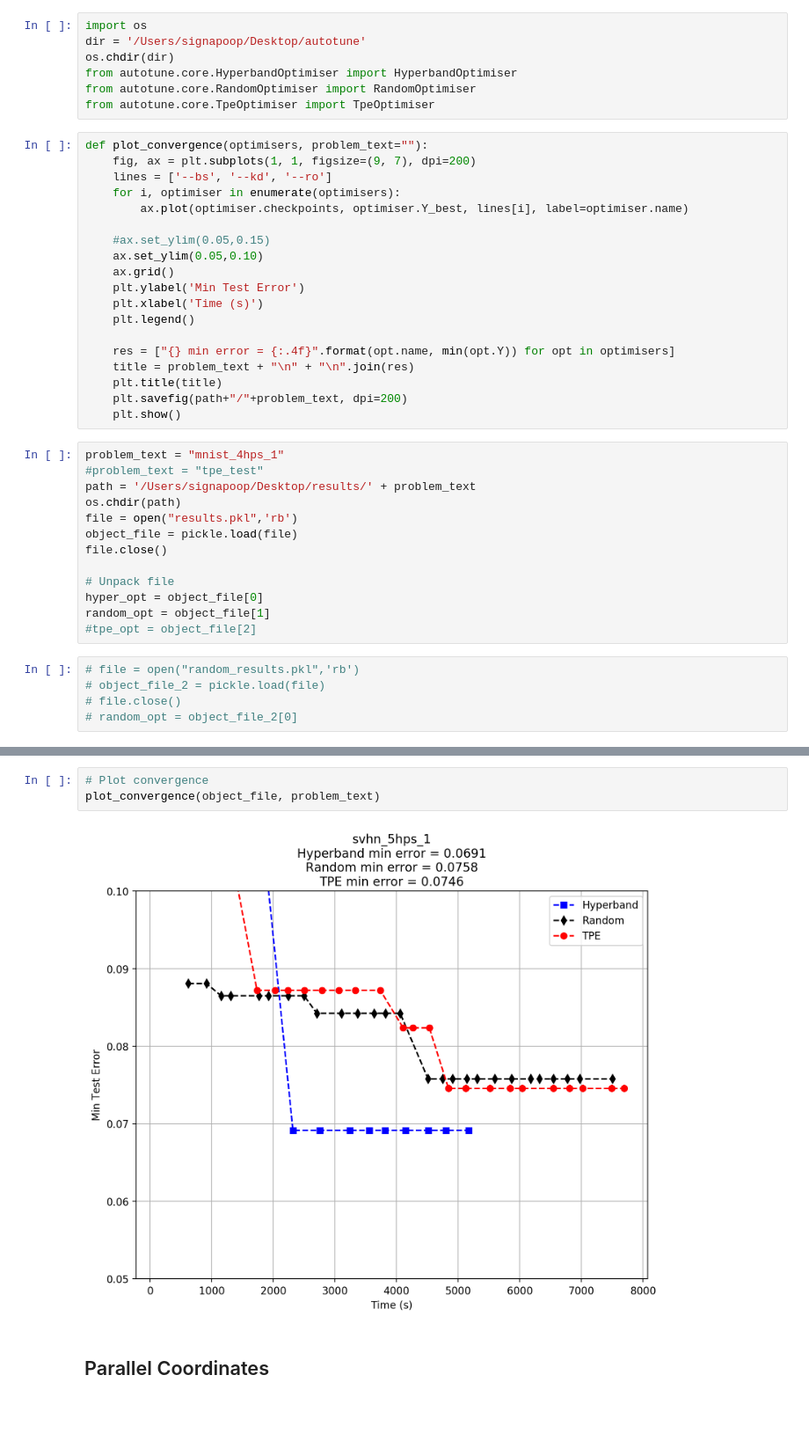
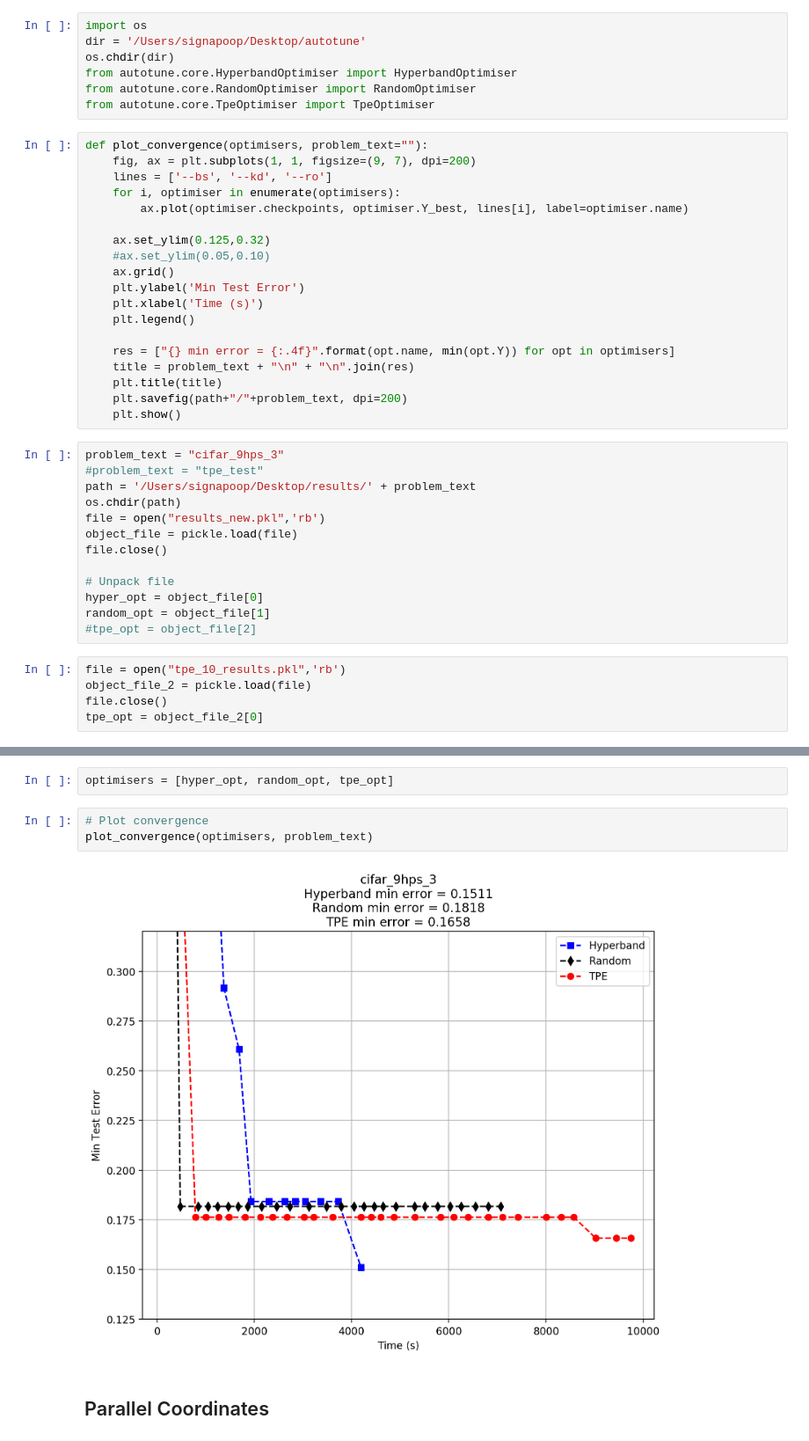
Before and after one commit to leowyy/autotune, a Jupyter notebook: analysis/cifar_hyperband_81R.ipynb, the cells around one changed output, grey strips where cells are left out. Shown: that part at 88% size. Cells and saved outputs as stored; diff of their text form; blank space fills up the shorter version.

```diff
--- a/analysis/cifar_hyperband_81R.ipynb
+++ b/analysis/cifar_hyperband_81R.ipynb
@@ -16,8 +16,8 @@ def plot_convergence(optimisers, problem_text=""):
     for i, optimiser in enumerate(optimisers):
         ax.plot(optimiser.checkpoints, optimiser.Y_best, lines[i], label=optimiser.name)
 
-    #ax.set_ylim(0.05,0.15)
-    ax.set_ylim(0.05,0.10)
+    ax.set_ylim(0.125,0.32)
+    #ax.set_ylim(0.05,0.10)
     ax.grid()
     plt.ylabel('Min Test Error')
     plt.xlabel('Time (s)')
@@ -29,11 +29,11 @@ def plot_convergence(optimisers, problem_text=""):
     plt.savefig(path+"/"+problem_text, dpi=200)
     plt.show()
 # %%
-problem_text = "mnist_4hps_1"
+problem_text = "cifar_9hps_3"
 #problem_text = "tpe_test"
 path = '/Users/signapoop/Desktop/results/' + problem_text
 os.chdir(path)
-file = open("results.pkl",'rb')
+file = open("results_new.pkl",'rb')
 object_file = pickle.load(file)
 file.close()
 
@@ -42,8 +42,8 @@ hyper_opt = object_file[0]
 random_opt = object_file[1]
 #tpe_opt = object_file[2]
 # %%
-# file = open("random_results.pkl",'rb')
-# object_file_2 = pickle.load(file)
-# file.close()
-# random_opt = object_file_2[0]
+file = open("tpe_10_results.pkl",'rb')
+object_file_2 = pickle.load(file)
+file.close()
+tpe_opt = object_file_2[0]
 # %%
@@ -53,8 +53,10 @@ with open(filename, 'wb') as f:
+# %%
+optimisers = [hyper_opt, random_opt, tpe_opt]
 # %%
 # Plot convergence
-plot_convergence(object_file, problem_text)
+plot_convergence(optimisers, problem_text)
 # %% [output]
-[figure, old version]
+[figure, new version]
 # %% [markdown]
 ## Parallel Coordinates
 # %%
```
Also changed, not shown: parts of 8 cells of this notebook, 18 other files.
